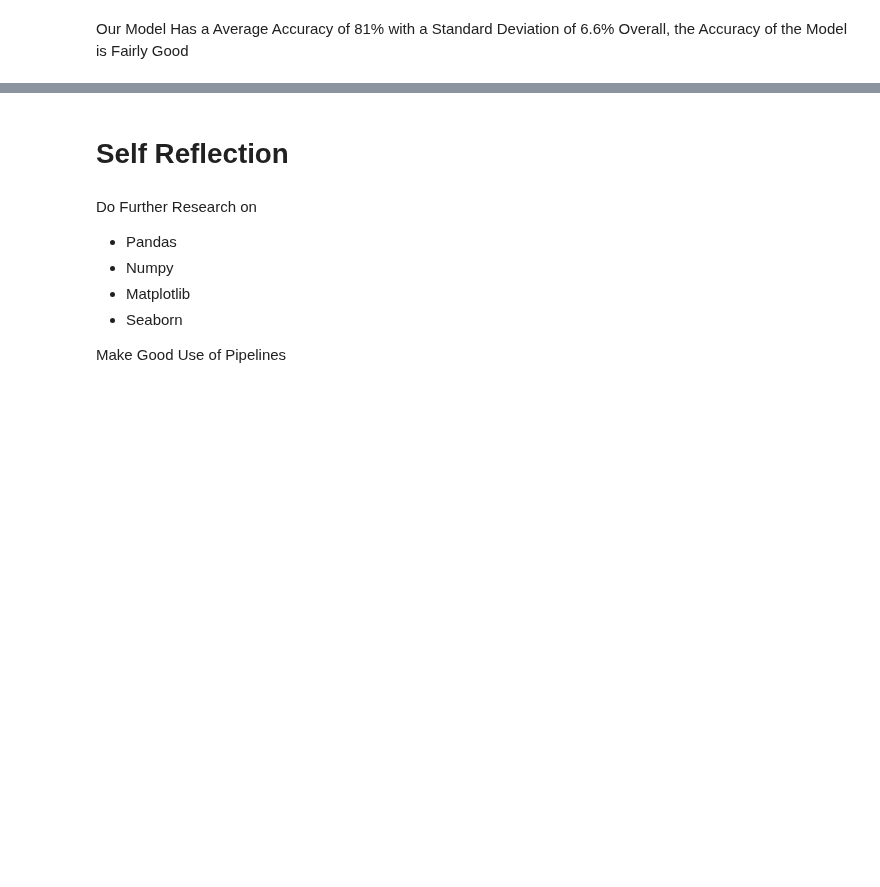
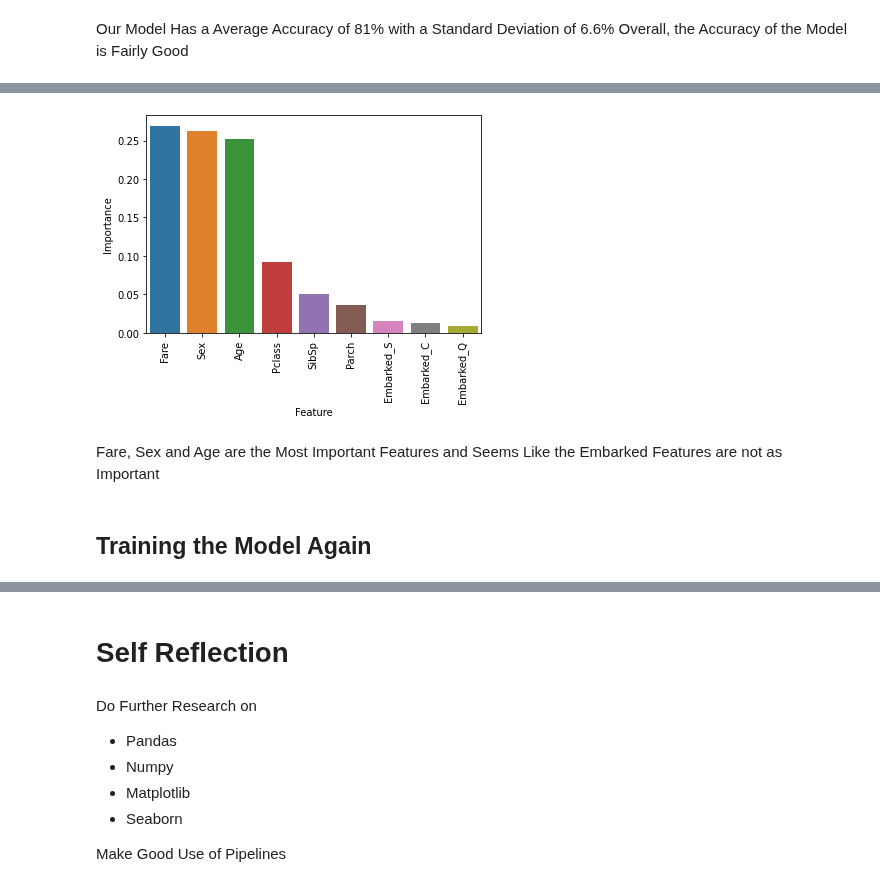
Before and after one commit to lucaslokchan/hands-on-ml, a Jupyter notebook: Projects/Titanic/Titanic_Machine_Learning_from_Disaster.ipynb, the cells around one changed output, grey strips where cells are left out. Drawn from its saved outputs; the diff is of its cells as text; code cells hidden in the pictures; blank space fills up the shorter version.

```diff
--- a/Projects/Titanic/Titanic_Machine_Learning_from_Disaster.ipynb
+++ b/Projects/Titanic/Titanic_Machine_Learning_from_Disaster.ipynb
@@ -786,3 +737,0 @@ We Get the Parameters
-# %%
-rfc_best_params = RandomForestClassifier(ccp_alpha= 1.26, class_weight='balanced', criterion='gini', max_features='auto', min_impurity_decrease=10)
-rfc_best_params.fit(X_train, y_train)
@@ -926,0 +867,5 @@ Overall, the Accuracy of the Model is Fairly Good
+# %%
+feature_importances = rfc.feature_importances_
+importance = pd.DataFrame({'Feature': X_train.columns, 'Importance': feature_importances})
+importance = importance.sort_values('Importance', ascending=False)
+importance
@@ -926,0 +883,10 @@ Overall, the Accuracy of the Model is Fairly Good
+# %%
+importance_bar = sns.barplot(x=importance['Feature'], y=importance['Importance'])
+importance_bar.set_xticklabels(importance['Feature'], rotation=90)
+plt.show()
+# %% [output]
+[figure, added]
+# %% [markdown]
+Fare, Sex and Age are the Most Important Features and Seems Like the Embarked Features are not as Important
+# %% [markdown]
+## Training the Model Again
```
Also changed, not shown: parts of 44 cells of this notebook.
